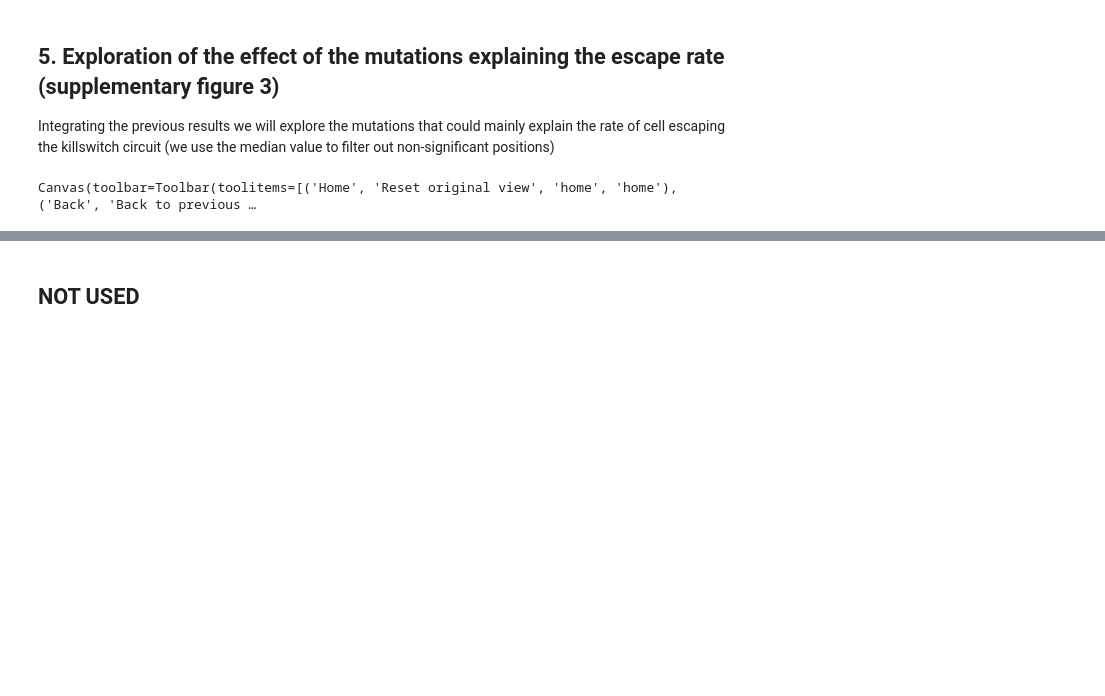
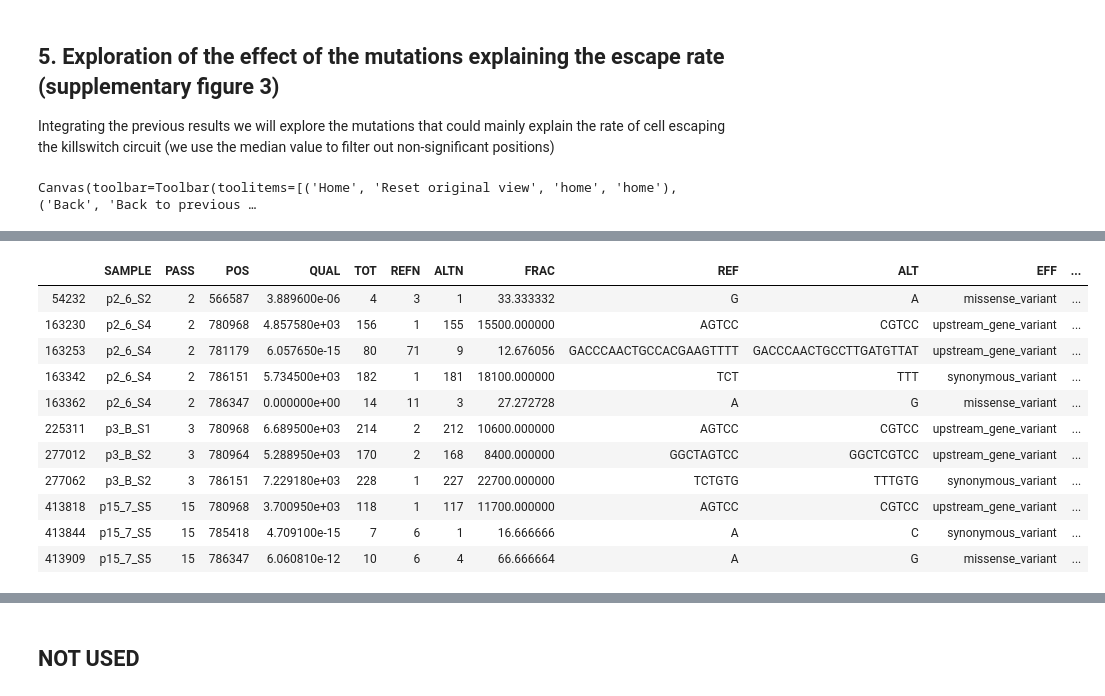
Before and after one commit to CRG-CNAG/killswitch, a Jupyter notebook: ksanalysis.ipynb, the cells around one changed output, grey strips where cells are left out. Cells and saved outputs as stored; diff of their text form; code cells hidden in the pictures; blank space fills up the shorter version.

```diff
--- a/ksanalysis.ipynb
+++ b/ksanalysis.ipynb
@@ -545,3 +548,18 @@ selected[selected['POS'].isin([566423, 571681, 566053])]
+# %%
+data2[(data2['ANN_TYPE']=='cassette') & (data2['FRAC']>10)]
+# %% [output]
+|  | SAMPLE | PASS | POS | QUAL | TOT | REFN | ALTN | FRAC | REF | ALT | EFF | ... |
+| 54232 | p2_6_S2 | 2 | 566587 | 3.889600e-06 | 4 | 3 | 1 | 33.333332 | G | A | missense_variant | ... |
+| 163230 | p2_6_S4 | 2 | 780968 | 4.857580e+03 | 156 | 1 | 155 | 15500.000000 | AGTCC | CGTCC | upstream_gene_variant | ... |
+| 163253 | p2_6_S4 | 2 | 781179 | 6.057650e-15 | 80 | 71 | 9 | 12.676056 | GACCCAACTGCCACGAAGTTTT | GACCCAACTGCCTTGATGTTAT | upstream_gene_variant | ... |
+| 163342 | p2_6_S4 | 2 | 786151 | 5.734500e+03 | 182 | 1 | 181 | 18100.000000 | TCT | TTT | synonymous_variant | ... |
+| 163362 | p2_6_S4 | 2 | 786347 | 0.000000e+00 | 14 | 11 | 3 | 27.272728 | A | G | missense_variant | ... |
+| 225311 | p3_B_S1 | 3 | 780968 | 6.689500e+03 | 214 | 2 | 212 | 10600.000000 | AGTCC | CGTCC | upstream_gene_variant | ... |
+| 277012 | p3_B_S2 | 3 | 780964 | 5.288950e+03 | 170 | 2 | 168 | 8400.000000 | GGCTAGTCC | GGCTCGTCC | upstream_gene_variant | ... |
+| 277062 | p3_B_S2 | 3 | 786151 | 7.229180e+03 | 228 | 1 | 227 | 22700.000000 | TCTGTG | TTTGTG | synonymous_variant | ... |
+| 413818 | p15_7_S5 | 15 | 780968 | 3.700950e+03 | 118 | 1 | 117 | 11700.000000 | AGTCC | CGTCC | upstream_gene_variant | ... |
+| 413844 | p15_7_S5 | 15 | 785418 | 4.709100e-15 | 7 | 6 | 1 | 16.666666 | A | C | synonymous_variant | ... |
+| 413909 | p15_7_S5 | 15 | 786347 | 6.060810e-12 | 10 | 6 | 4 | 66.666664 | A | G | missense_variant | ... |
 # %%
 selected[selected['IMPACT']=='HIGH']
 # %% [output]
```
Also changed, not shown: parts of 2 cells of this notebook, 3 other files.
